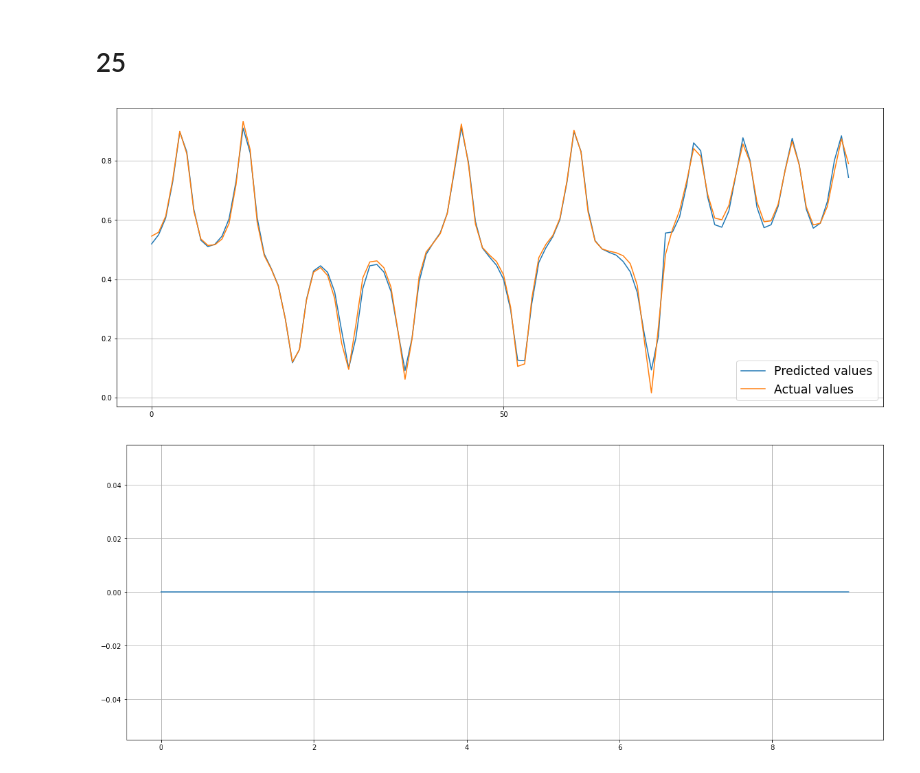
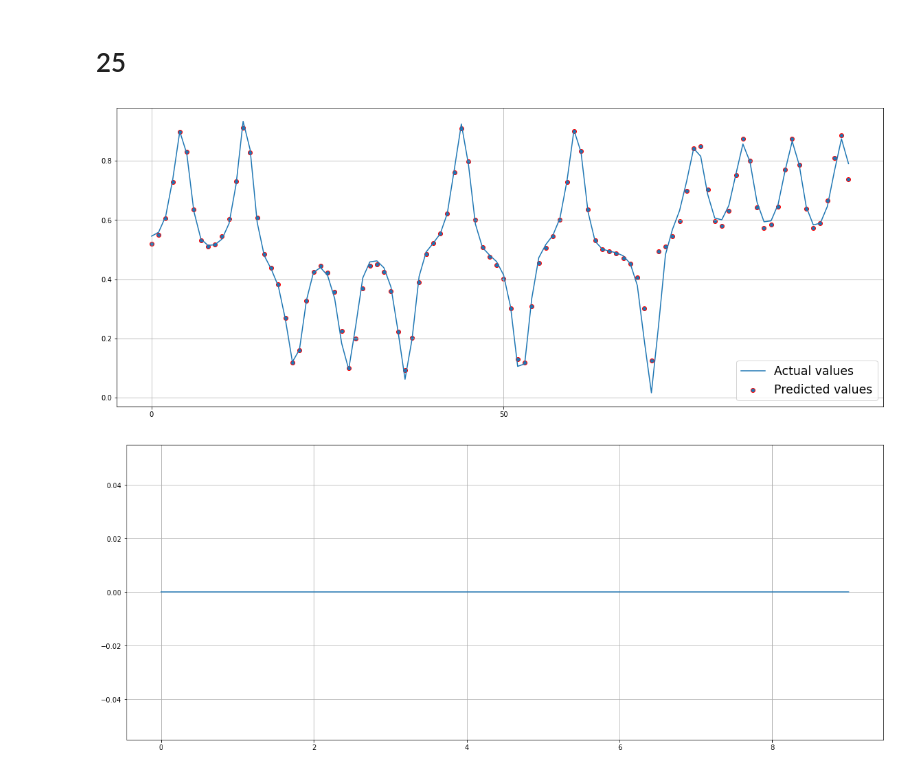
Before and after one commit to asahium/pogrom, a Jupyter notebook: final (2).ipynb, the cells around one changed output. Saved outputs shown, nothing was run; the diff lists cells and outputs as text; code cells hidden in the pictures.

```diff
--- a/final (2).ipynb
+++ b/final (2).ipynb
@@ -496,4 +500,4 @@ xs_test_90 = remove_points(xs_test_real, 0.9)
 # %%
-# %%time
+'''%%time
 
-# centers = generate_centers(x_trains)
+centers = generate_centers(x_trains)'''
@@ -566,2 +537,20 @@ plt.show()
 # %% [markdown]
 # Предсказание с обработкой непрогнозируемых точек
+# %%
+def visualisation(s_predicted, xs_test_real):
+    k = []
+    for i in range(len(s_predicted)):
+        k.append(i)
+    plt.figure(figsize=(20, 8))
+    plt.scatter(k, s_predicted, label='Predicted values', edgecolors='r')
+    plt.plot(xs_test_real, label='Actual values')
+    plt.xticks([i for i in range(0, 100, 50)])
+    plt.grid()
+    plt.legend(loc='lower right',fontsize='xx-large')
+    plt.show()
+
+def visualisation_points(res):
+    plt.figure(figsize=(20, 8))
+    plt.plot(res)
+    plt.grid()
+    plt.show()
@@ -568,27 +581,9 @@ plt.show()
 # %% [markdown]
 # 25
 # %%
-s_xs_test_25 = xs_test_25
-i = 0
-res = []
+res_25, all_list_25, res_mse_25 = main_predict(xs_test_25, xs_test_real)
 
-s_predicted_25, mist_25 = make_prediction_with(s_xs_test_25, patterns)
-res.append(mist_25)
-
-while (mean_squared_error(s_predicted_25, xs_test_real, squared=False) > 0.001) and (i < 9):
-    s_predicted_25, mist_25 = make_prediction_with(s_xs_test_25, patterns)
-    s_xs_test_25 = s_predicted_25
-    res.append(mist_25)
-    i += 1
-
-
-plt.figure(figsize=(20, 8))
-plt.plot(s_predicted_25, label='Predicted values')
-plt.plot(xs_test_real, label='Actual values')
-plt.xticks([i for i in range(0, 100, 50)])
-plt.grid()
-plt.legend(loc='lower right',fontsize='xx-large')
-plt.show()
+visualisation(all_list_25[-1], xs_test_real)
 # %% [output]
-[figure, old version]
+[figure, new version]
 # %%
```
Also changed, not shown: parts of 25 cells of this notebook.
